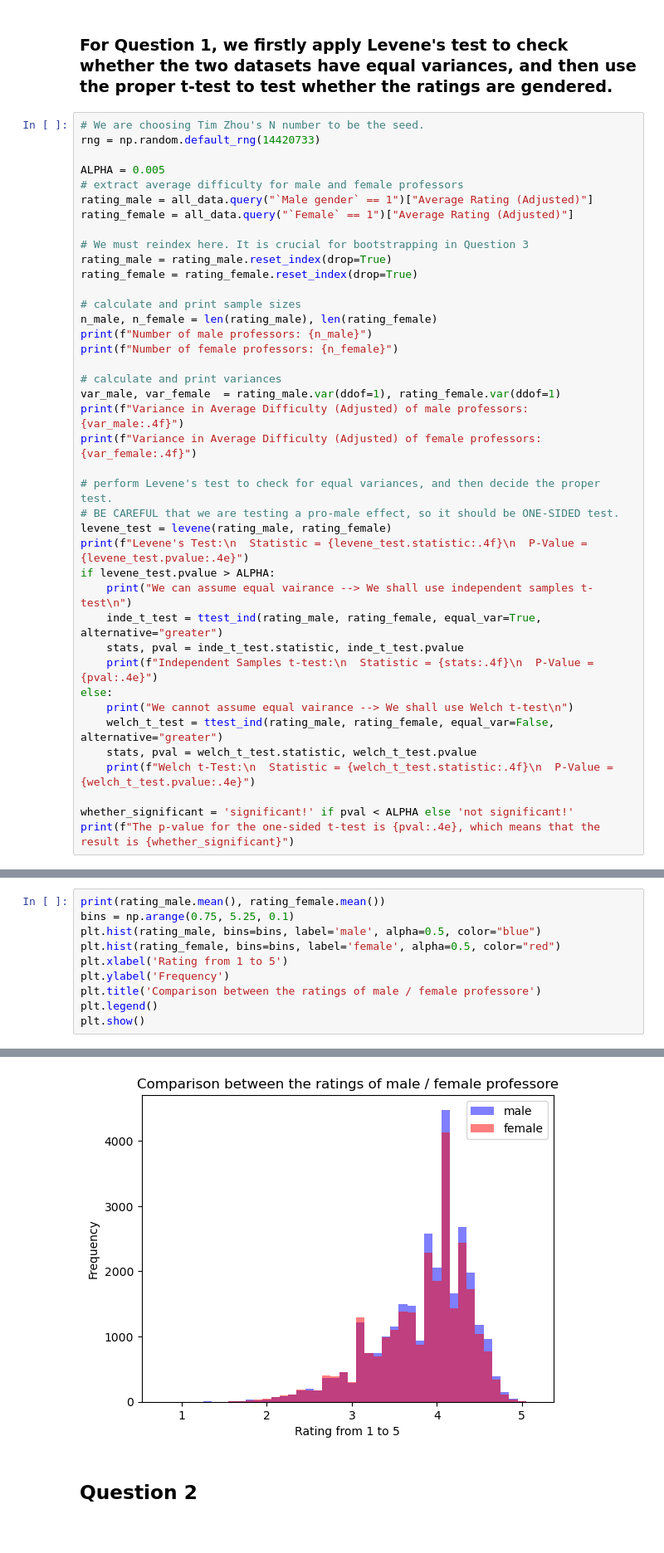
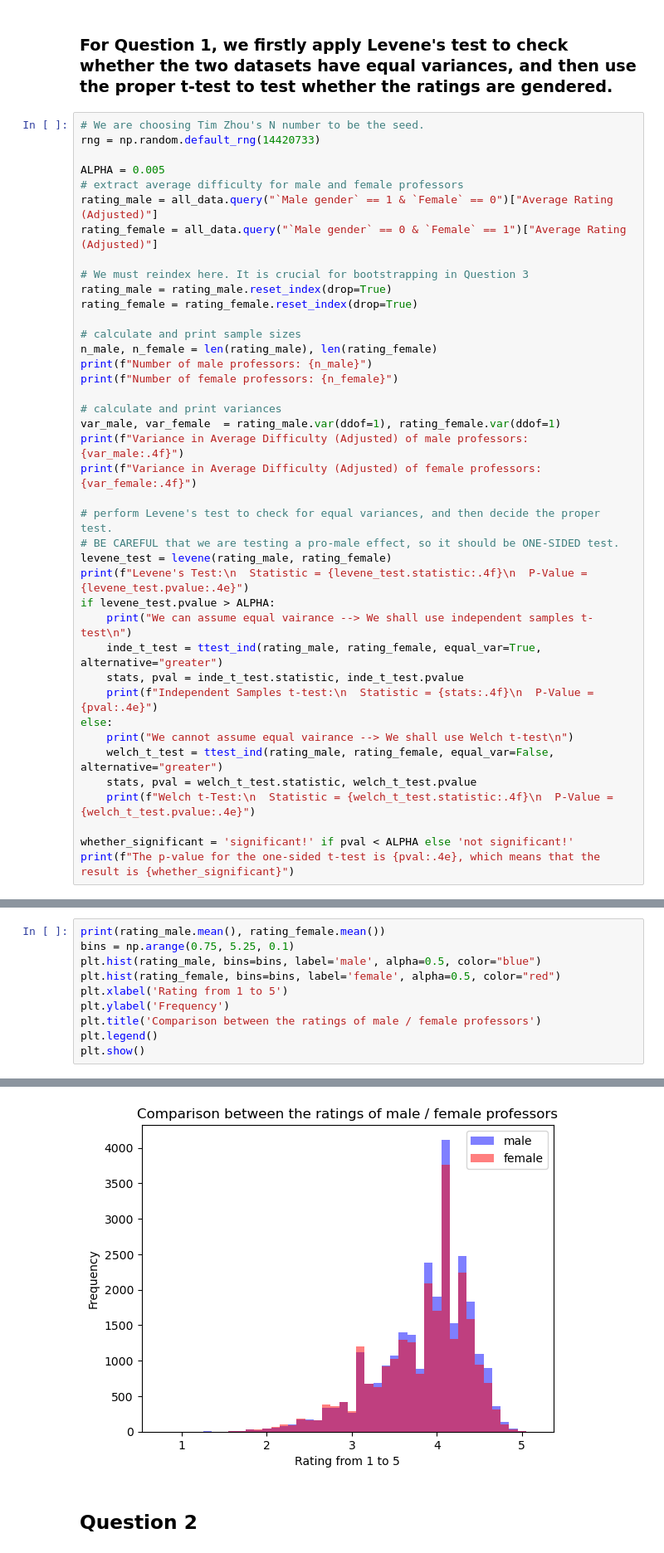
Before and after one commit to eliguo/DS-GA-1001_Capstone_Project, a Jupyter notebook: Q1_to_Q4.ipynb, the cells around one changed output, grey strips where cells are left out. Shown: that part at 83% size. Cells and saved outputs as stored; diff of their text form.

Commit message:
change gender division

```diff
--- a/Q1_to_Q4.ipynb
+++ b/Q1_to_Q4.ipynb
@@ -29,8 +33,8 @@ rng = np.random.default_rng(14420733)
 
 ALPHA = 0.005
 # extract average difficulty for male and female professors
-rating_male = all_data.query("`Male gender` == 1")["Average Rating (Adjusted)"]
-rating_female = all_data.query("`Female` == 1")["Average Rating (Adjusted)"]
+rating_male = all_data.query("`Male gender` == 1 & `Female` == 0")["Average Rating (Adjusted)"]
+rating_female = all_data.query("`Male gender` == 0 & `Female` == 1")["Average Rating (Adjusted)"]
 
 # We must reindex here. It is crucial for bootstrapping in Question 3
 rating_male = rating_male.reset_index(drop=True)
@@ -84,7 +88,7 @@ plt.hist(rating_male, bins=bins, label='male', alpha=0.5, color="blue")
 plt.hist(rating_female, bins=bins, label='female', alpha=0.5, color="red")
 plt.xlabel('Rating from 1 to 5')
 plt.ylabel('Frequency')
-plt.title('Comparison between the ratings of male / female professore')
+plt.title('Comparison between the ratings of male / female professors')
 plt.legend()
 plt.show()
 # %% [output]
@@ -92,4 +96,4 @@ plt.show()
-[figure, old version]
+[figure, new version]
 # %% [markdown]
 ## Question 2
 # %% [markdown]
```
Also changed, not shown: parts of 9 cells of this notebook, 1 other file.
